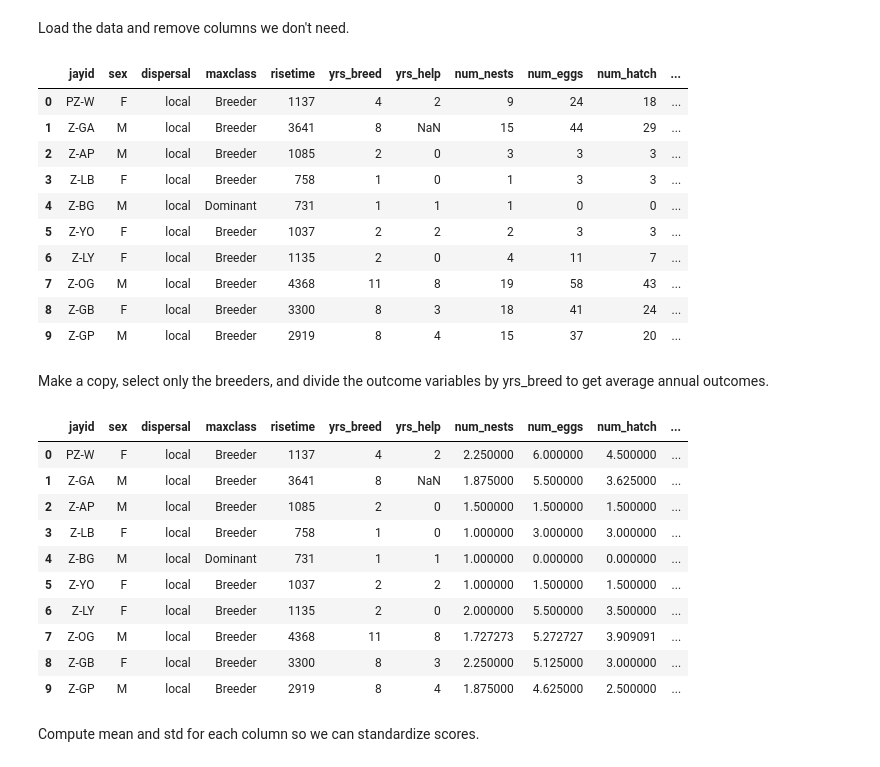
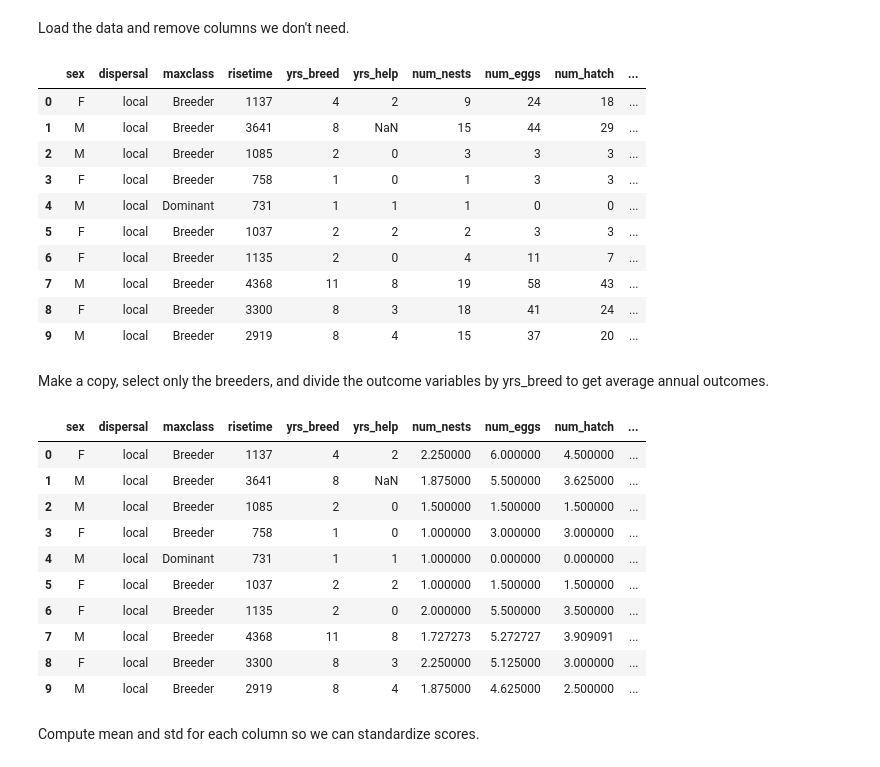
Before and after one commit to AllenDowney/fsj, a Jupyter notebook: jay.ipynb, the cells around one changed output. Drawn from its saved outputs; the diff is of its cells as text; code cells hidden in the pictures.

```diff
--- a/jay.ipynb
+++ b/jay.ipynb
@@ -154,29 +157,29 @@ Load the data and remove columns we don't need.
 # %%
 df = pandas.io.parsers.read_csv('FSJ Reproductive Output & Dispersal_24Jul.txt', sep='\t', skiprows=1, header=None)
 df.columns = ['jayid', 'usfw', 'nest', 'sex', 'source', 'dispersal', 'local', 'maxclass', 'breeder', 'mindate', 'maxdate',
               'risetime', 'acqtype', 'yrs_breed', 'yrs_help', 'num_nests', 'num_eggs', 'num_hatch', 'num_fledge', 'num_indep',
               'num_yearling', 'num_breed']
 avg_columns = ['num_nests', 'num_eggs', 'num_hatch', 'num_fledge', 'num_indep',
               'num_yearling', 'num_breed']
 norm_columns = ['risetime', 'yrs_breed', 'yrs_help', 'num_nests', 'num_eggs', 'num_hatch', 'num_fledge', 'num_indep',
               'num_yearling', 'num_breed']
 
-for col in ['mindate', 'maxdate', 'acqtype', 'usfw', 'nest', 'source', 'local', 'breeder']:
+for col in ['jayid', 'mindate', 'maxdate', 'acqtype', 'usfw', 'nest', 'source', 'local', 'breeder']:
     del df[col]
 
 df[:10]
 # %% [output]
-|  | jayid | sex | dispersal | maxclass | risetime | yrs_breed | yrs_help | num_nests | num_eggs | num_hatch | ... |
-| 0 | PZ-W | F | local | Breeder | 1137 | 4 | 2 | 9 | 24 | 18 | ... |
-| 1 | Z-GA | M | local | Breeder | 3641 | 8 | NaN | 15 | 44 | 29 | ... |
-| 2 | Z-AP | M | local | Breeder | 1085 | 2 | 0 | 3 | 3 | 3 | ... |
-| 3 | Z-LB | F | local | Breeder | 758 | 1 | 0 | 1 | 3 | 3 | ... |
-| 4 | Z-BG | M | local | Dominant | 731 | 1 | 1 | 1 | 0 | 0 | ... |
-| 5 | Z-YO | F | local | Breeder | 1037 | 2 | 2 | 2 | 3 | 3 | ... |
-| 6 | Z-LY | F | local | Breeder | 1135 | 2 | 0 | 4 | 11 | 7 | ... |
-| 7 | Z-OG | M | local | Breeder | 4368 | 11 | 8 | 19 | 58 | 43 | ... |
-| 8 | Z-GB | F | local | Breeder | 3300 | 8 | 3 | 18 | 41 | 24 | ... |
-| 9 | Z-GP | M | local | Breeder | 2919 | 8 | 4 | 15 | 37 | 20 | ... |
+|  | sex | dispersal | maxclass | risetime | yrs_breed | yrs_help | num_nests | num_eggs | num_hatch | ... |
+| 0 | F | local | Breeder | 1137 | 4 | 2 | 9 | 24 | 18 | ... |
+| 1 | M | local | Breeder | 3641 | 8 | NaN | 15 | 44 | 29 | ... |
+| 2 | M | local | Breeder | 1085 | 2 | 0 | 3 | 3 | 3 | ... |
+| 3 | F | local | Breeder | 758 | 1 | 0 | 1 | 3 | 3 | ... |
+| 4 | M | local | Dominant | 731 | 1 | 1 | 1 | 0 | 0 | ... |
+| 5 | F | local | Breeder | 1037 | 2 | 2 | 2 | 3 | 3 | ... |
+| 6 | F | local | Breeder | 1135 | 2 | 0 | 4 | 11 | 7 | ... |
+| 7 | M | local | Breeder | 4368 | 11 | 8 | 19 | 58 | 43 | ... |
+| 8 | F | local | Breeder | 3300 | 8 | 3 | 18 | 41 | 24 | ... |
+| 9 | M | local | Breeder | 2919 | 8 | 4 | 15 | 37 | 20 | ... |
 # %% [markdown]
 Make a copy, select only the breeders, and divide the outcome variables by yrs_breed to get average annual outcomes.
 # %%
@@ -188,17 +191,17 @@ for col in avg_columns:
     norm[col] /= norm['yrs_breed']
 norm[:10]
 # %% [output]
-|  | jayid | sex | dispersal | maxclass | risetime | yrs_breed | yrs_help | num_nests | num_eggs | num_hatch | ... |
-| 0 | PZ-W | F | local | Breeder | 1137 | 4 | 2 | 2.250000 | 6.000000 | 4.500000 | ... |
-| 1 | Z-GA | M | local | Breeder | 3641 | 8 | NaN | 1.875000 | 5.500000 | 3.625000 | ... |
-| 2 | Z-AP | M | local | Breeder | 1085 | 2 | 0 | 1.500000 | 1.500000 | 1.500000 | ... |
-| 3 | Z-LB | F | local | Breeder | 758 | 1 | 0 | 1.000000 | 3.000000 | 3.000000 | ... |
-| 4 | Z-BG | M | local | Dominant | 731 | 1 | 1 | 1.000000 | 0.000000 | 0.000000 | ... |
-| 5 | Z-YO | F | local | Breeder | 1037 | 2 | 2 | 1.000000 | 1.500000 | 1.500000 | ... |
-| 6 | Z-LY | F | local | Breeder | 1135 | 2 | 0 | 2.000000 | 5.500000 | 3.500000 | ... |
-| 7 | Z-OG | M | local | Breeder | 4368 | 11 | 8 | 1.727273 | 5.272727 | 3.909091 | ... |
-| 8 | Z-GB | F | local | Breeder | 3300 | 8 | 3 | 2.250000 | 5.125000 | 3.000000 | ... |
-| 9 | Z-GP | M | local | Breeder | 2919 | 8 | 4 | 1.875000 | 4.625000 | 2.500000 | ... |
+|  | sex | dispersal | maxclass | risetime | yrs_breed | yrs_help | num_nests | num_eggs | num_hatch | ... |
+| 0 | F | local | Breeder | 1137 | 4 | 2 | 2.250000 | 6.000000 | 4.500000 | ... |
+| 1 | M | local | Breeder | 3641 | 8 | NaN | 1.875000 | 5.500000 | 3.625000 | ... |
+| 2 | M | local | Breeder | 1085 | 2 | 0 | 1.500000 | 1.500000 | 1.500000 | ... |
+| 3 | F | local | Breeder | 758 | 1 | 0 | 1.000000 | 3.000000 | 3.000000 | ... |
+| 4 | M | local | Dominant | 731 | 1 | 1 | 1.000000 | 0.000000 | 0.000000 | ... |
+| 5 | F | local | Breeder | 1037 | 2 | 2 | 1.000000 | 1.500000 | 1.500000 | ... |
+| 6 | F | local | Breeder | 1135 | 2 | 0 | 2.000000 | 5.500000 | 3.500000 | ... |
+| 7 | M | local | Breeder | 4368 | 11 | 8 | 1.727273 | 5.272727 | 3.909091 | ... |
+| 8 | F | local | Breeder | 3300 | 8 | 3 | 2.250000 | 5.125000 | 3.000000 | ... |
+| 9 | M | local | Breeder | 2919 | 8 | 4 | 1.875000 | 4.625000 | 2.500000 | ... |
 # %% [markdown]
 Compute mean and std for each column so we can standardize scores.
 # %%
```
Also changed, not shown: parts of 10 cells of this notebook.
